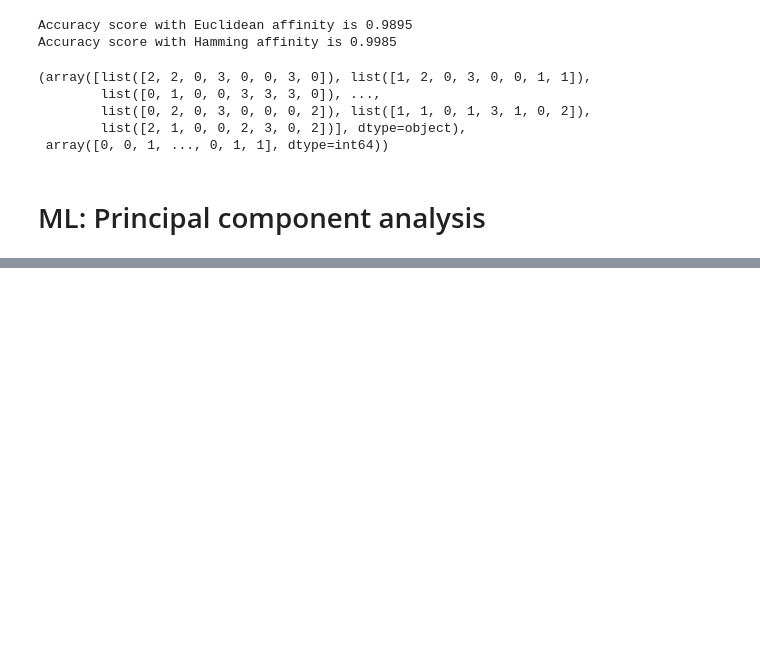
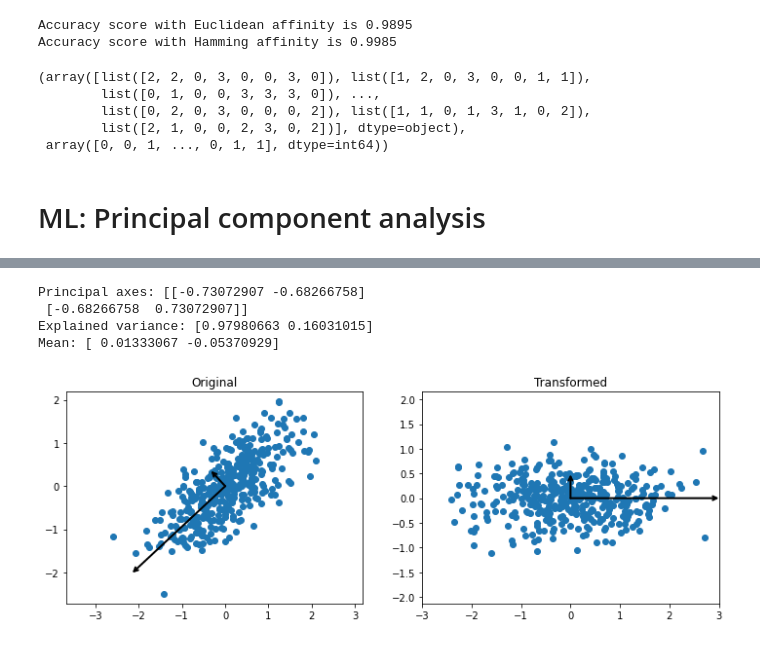
Before and after one commit to annassanchez/HY-2021-DataScience, a Jupyter notebook: week06/week06.ipynb, the cells around one changed output, grey strips where cells are left out. Saved outputs shown, nothing was run; the diff lists cells and outputs as text; code cells hidden in the pictures; blank space fills up the shorter version.

```diff
--- a/week06/week06.ipynb
+++ b/week06/week06.ipynb
@@ -1011,0 +1046,33 @@ def cluster_hamming(filename):
+# %%
+from sklearn.decomposition import PCA
+def arrow(v1, v2, ax):
+    arrowprops=dict(arrowstyle='->',
+                   linewidth=2,
+                   shrinkA=0, shrinkB=0)
+    ax.annotate("", v2, v1, arrowprops=arrowprops)
+pca=PCA(2)
+pca.fit(X)
+print("Principal axes:", pca.components_)
+print("Explained variance:", pca.explained_variance_)
+print("Mean:", pca.mean_)
+# %% [output]
+Principal axes: [[-0.73072907 -0.68266758]
+ [-0.68266758  0.73072907]]
+Explained variance: [0.97980663 0.16031015]
+Mean: [ 0.01333067 -0.05370929]
+# %%
+Z=pca.transform(X)
+fig, axes = plt.subplots(1,2, figsize=(12,4))
+axes[0].axis('equal')
+axes[0].scatter(X[:,0], X[:,1])
+axes[1].axis('equal')
+axes[1].set_xlim(-3,3)
+axes[1].scatter(Z[:,0], Z[:,1])
+for l, v in zip(pca.explained_variance_, pca.components_):
+    arrow([0,0], v*l*3, axes[0])
+for l, v in zip([1.0,0.16], [np.array([1.0,0.0]),np.array([0.0,1.0])]):
+    arrow([0,0], v*l*3, axes[1])
+axes[0].set_title("Original")
+axes[1].set_title("Transformed");
+# %% [output]
+[figure, added]
```
Also changed, not shown: parts of 14 cells of this notebook.
